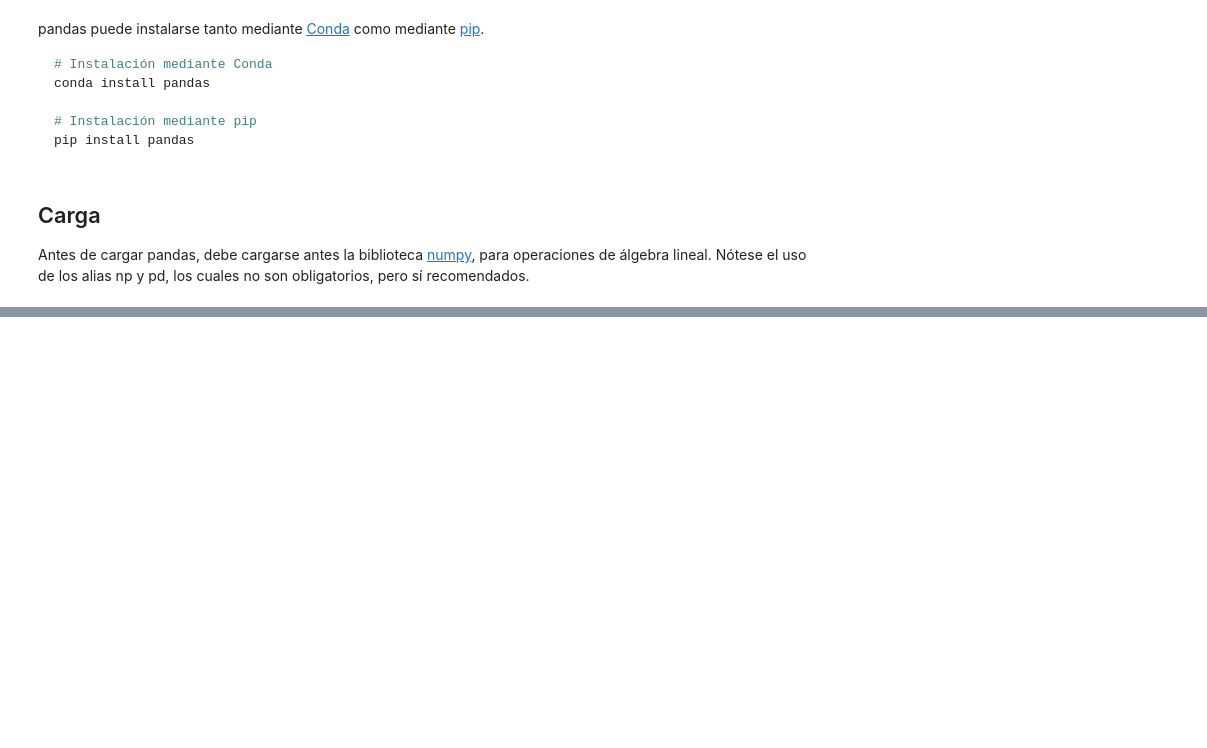
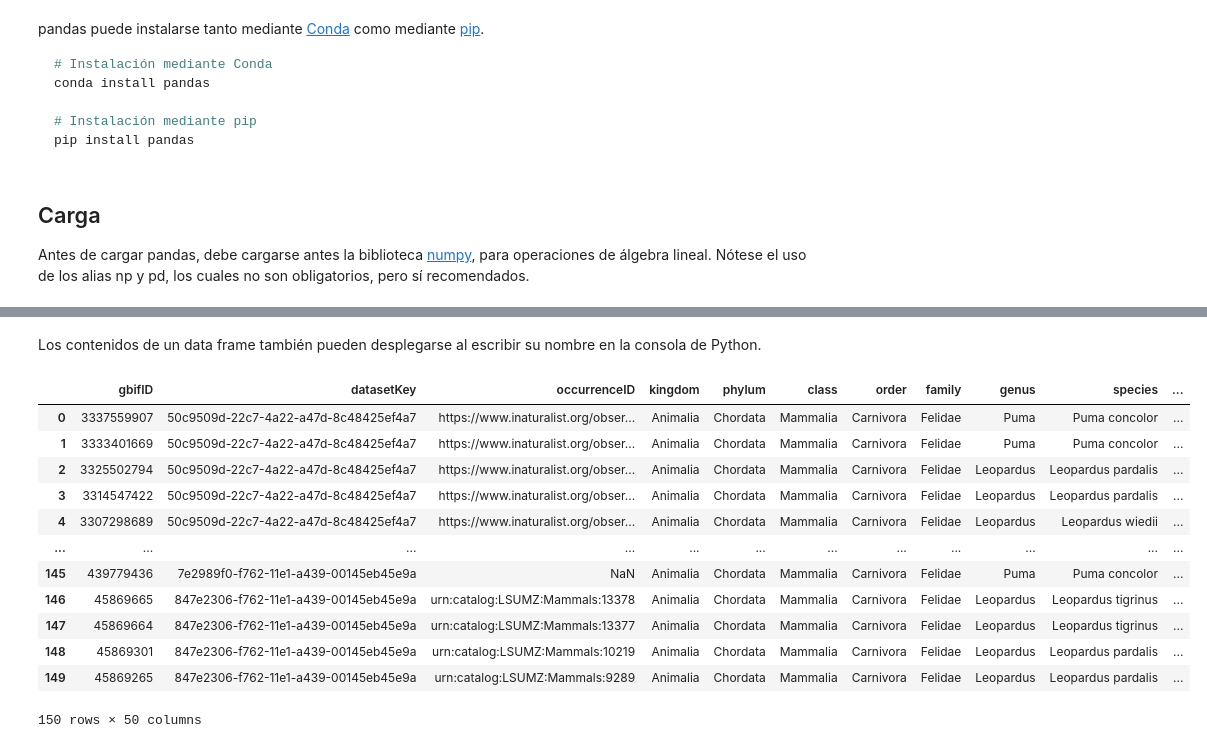
Before and after one commit to curso-python-imn/curso-python-imn.github.io, a Jupyter notebook: _build/jupyter_execute/17-pandas.ipynb, the cells around one changed output, grey strips where cells are left out. Saved outputs shown, nothing was run; the diff lists cells and outputs as text; code cells hidden in the pictures; blank space fills up the shorter version.

```diff
--- a/_build/jupyter_execute/17-pandas.ipynb
+++ b/_build/jupyter_execute/17-pandas.ipynb
@@ -22,0 +92,18 @@ import pandas as pd # biblioteca para análisis de datos
+# %% [markdown]
+Los contenidos de un data frame también pueden desplegarse al escribir su nombre en la consola de Python.
+# %%
+felidae
+# %% [output]
+|  | gbifID | datasetKey | occurrenceID | kingdom | phylum | class | order | family | genus | species | ... |
+| 0 | 3337559907 | 50c9509d-22c7-4a22-a47d-8c48425ef4a7 | https://www.inaturalist.org/obser... | Animalia | Chordata | Mammalia | Carnivora | Felidae | Puma | Puma concolor | ... |
+| 1 | 3333401669 | 50c9509d-22c7-4a22-a47d-8c48425ef4a7 | https://www.inaturalist.org/obser... | Animalia | Chordata | Mammalia | Carnivora | Felidae | Puma | Puma concolor | ... |
+| 2 | 3325502794 | 50c9509d-22c7-4a22-a47d-8c48425ef4a7 | https://www.inaturalist.org/obser... | Animalia | Chordata | Mammalia | Carnivora | Felidae | Leopardus | Leopardus pardalis | ... |
+| 3 | 3314547422 | 50c9509d-22c7-4a22-a47d-8c48425ef4a7 | https://www.inaturalist.org/obser... | Animalia | Chordata | Mammalia | Carnivora | Felidae | Leopardus | Leopardus pardalis | ... |
+| 4 | 3307298689 | 50c9509d-22c7-4a22-a47d-8c48425ef4a7 | https://www.inaturalist.org/obser... | Animalia | Chordata | Mammalia | Carnivora | Felidae | Leopardus | Leopardus wiedii | ... |
+| ... | ... | ... | ... | ... | ... | ... | ... | ... | ... | ... | ... |
+| 145 | 439779436 | 7e2989f0-f762-11e1-a439-00145eb45e9a | NaN | Animalia | Chordata | Mammalia | Carnivora | Felidae | Puma | Puma concolor | ... |
+| 146 | 45869665 | 847e2306-f762-11e1-a439-00145eb45e9a | urn:catalog:LSUMZ:Mammals:13378 | Animalia | Chordata | Mammalia | Carnivora | Felidae | Leopardus | Leopardus tigrinus | ... |
+| 147 | 45869664 | 847e2306-f762-11e1-a439-00145eb45e9a | urn:catalog:LSUMZ:Mammals:13377 | Animalia | Chordata | Mammalia | Carnivora | Felidae | Leopardus | Leopardus tigrinus | ... |
+| 148 | 45869301 | 847e2306-f762-11e1-a439-00145eb45e9a | urn:catalog:LSUMZ:Mammals:10219 | Animalia | Chordata | Mammalia | Carnivora | Felidae | Leopardus | Leopardus pardalis | ... |
+| 149 | 45869265 | 847e2306-f762-11e1-a439-00145eb45e9a | urn:catalog:LSUMZ:Mammals:9289 | Animalia | Chordata | Mammalia | Carnivora | Felidae | Leopardus | Leopardus pardalis | ... |
+150 rows × 50 columns
```
Also changed, not shown: parts of 35 cells of this notebook, 12 other files.
